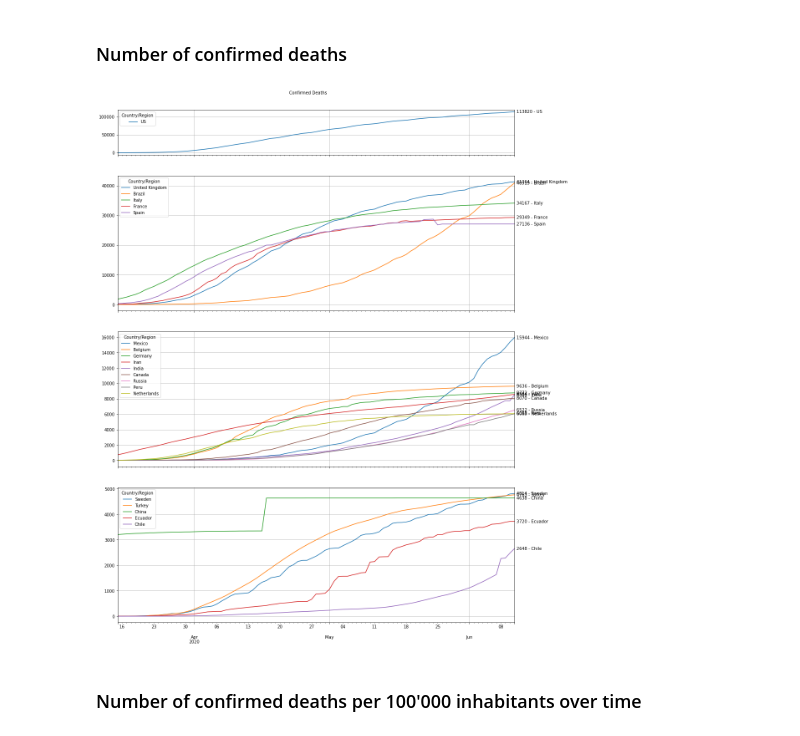
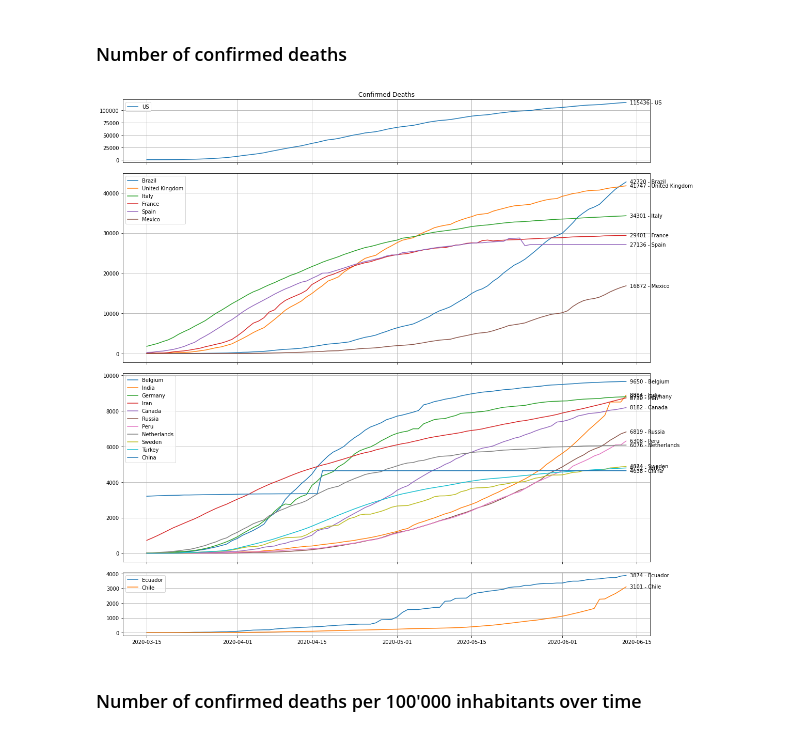
Before and after one commit to willharris/coronastats, a Jupyter notebook: coronastats.ipynb, the cells around one changed output. Drawn from its saved outputs; the diff is of its cells as text; code cells hidden in the pictures.

```diff
--- a/coronastats.ipynb
+++ b/coronastats.ipynb
@@ -92,35 +103,18 @@ for k, v in last_row.items():
 # %% [markdown]
 ### Number of confirmed deaths
-# %%
-deaths_trim = deaths_interest.T.iloc[3:, :]
-
-if num_days:
-    deaths_trim = deaths_trim.iloc[-num_days:, :]
-
-deaths_trim.index = pd.to_datetime(deaths_trim.index)
-
-fig, axes = plt.subplots(4, 1, sharex=True, gridspec_kw={"height_ratios": [1, 3, 3, 3]})
-fig.tight_layout(h_pad=0)
-fig.suptitle("Confirmed Deaths", fontsize=fontsize)
-deaths_plotUS = deaths_trim.iloc[:, :1].plot(figsize=(15, 20), grid=True, ax=axes[0], fontsize=fontsize)
-deaths_plotEU1 = deaths_trim.iloc[:, 1:6].plot(grid=True, ax=axes[1], fontsize=fontsize)
-deaths_plotEU2 = deaths_trim.iloc[:, 6:15].plot(grid=True, ax=axes[2], fontsize=fontsize)
-deaths_plotROW = deaths_trim.iloc[:, 15:].plot( grid=True, ax=axes[3], fontsize=fontsize)
-
-last_row = deaths_trim.iloc[-1:, :]
-count = 0
-for k, v in last_row.items():
-    if count < 1:
-        plot = deaths_plotUS
-    elif count < 6:
-        plot = deaths_plotEU1
-    elif count < 15:
-        plot = deaths_plotEU2
-    else:
-        plot = deaths_plotROW
-    plot.annotate("%d - %s" % (v[0], v.name), (last_row.index[0], v[0]), xytext=(5, -3), textcoords="offset points", fontsize=fontsize)
-    count += 1
-# %% [output]
-[figure, removed]
+# %%
+deaths_trim = deaths_interest.T.iloc[3:, :]
+
+if num_days:
+    deaths_trim = deaths_trim.iloc[-num_days:, :]
+
+deaths_trim.index = pd.to_datetime(deaths_trim.index)
+
+splits = [1, 6, 11, None]
+ratios = [1, 3, 3, 1]
+
+plot_data(deaths_trim, splits, ratios, "Confirmed Deaths")
+# %% [output]
+[figure, added]
 # %% [markdown]
 ### Number of confirmed deaths per 100'000 inhabitants over time
```
Also changed, not shown: parts of 13 cells of this notebook.
